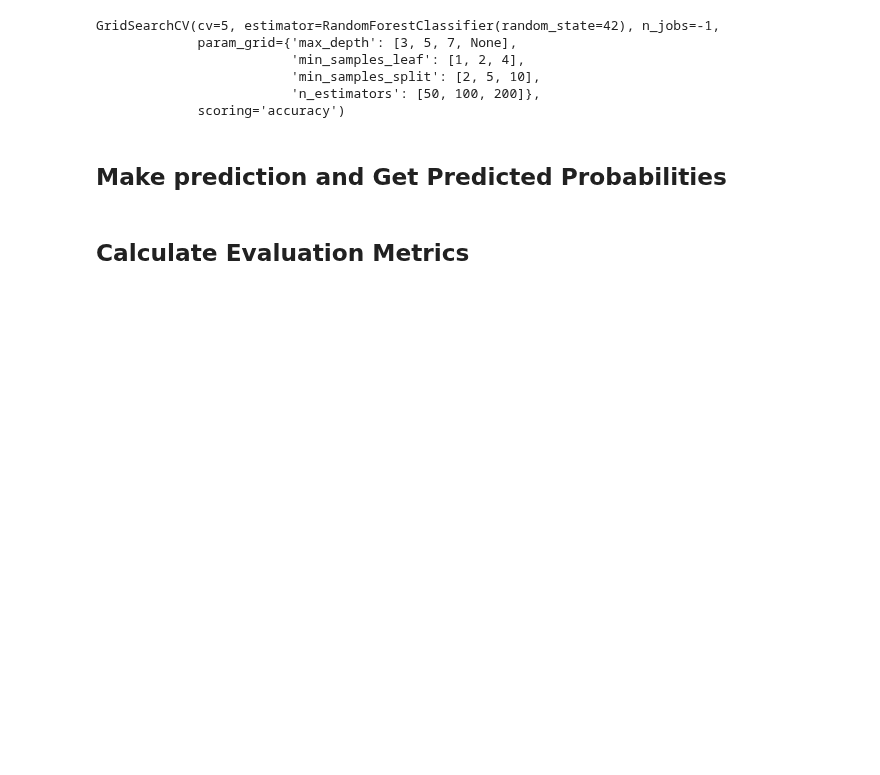
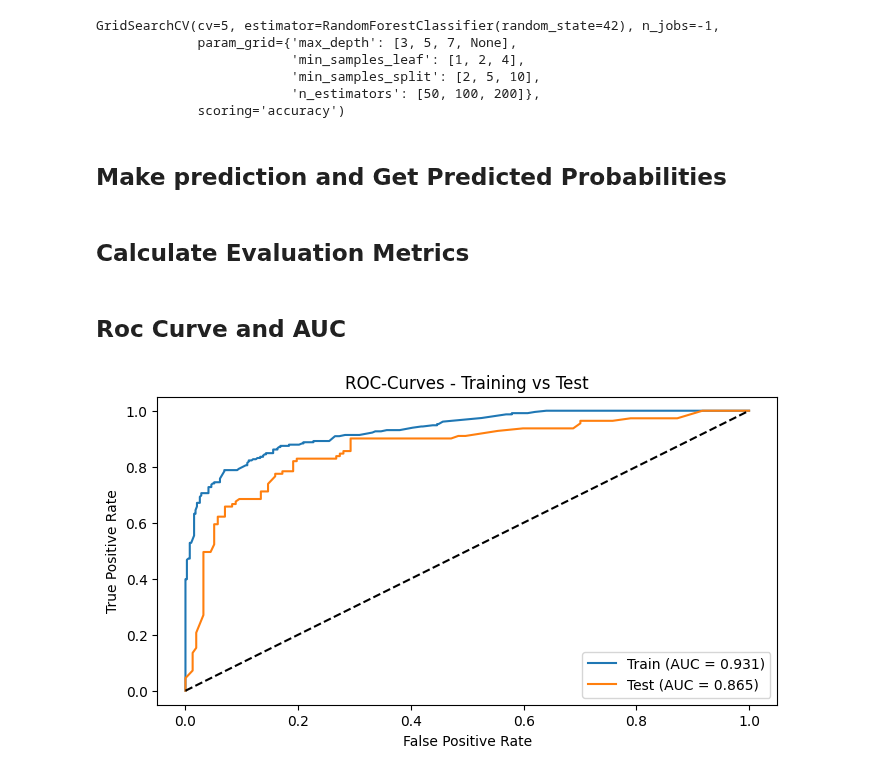
Before and after one commit to tshihab07/Titanic-Life-Prediction, a Jupyter notebook: advancedModeling.ipynb, the cells around one changed output. Cells and saved outputs as stored; diff of their text form; code cells hidden in the pictures; blank space fills up the shorter version.

Commit message:
Implement Random Forest Modeling: Visualize ROC-Curve and summarize the model performance

```diff
--- a/advancedModeling.ipynb
+++ b/advancedModeling.ipynb
@@ -286,3 +286,31 @@ rf_test_acc = accuracy_score(y_test, rf_test_pred)              # accuracy score
 rf_test_precision = precision_score(y_test, rf_test_pred)       # precision score
 rf_test_recall = recall_score(y_test, rf_test_pred)             # recall score
 rf_test_f1 = f1_score(y_test, rf_test_pred)                     # f1 score
+# %% [markdown]
+## Roc Curve and AUC
+# %%
+# roc curve for training and test set
+rf_train_fpr, rf_train_tpr, _ = roc_curve(y_train, rf_train_proba)
+rf_test_fpr, rf_test_tpr, _ = roc_curve(y_test, rf_test_proba)
+
+# calculate AUC for training and test set
+rf_train_auc = auc(rf_train_fpr, rf_train_tpr)
+rf_test_auc = auc(rf_test_fpr, rf_test_tpr)
+# %%
+# figure size
+plt.figure(figsize=(8, 4))
+
+# ploting the curve
+plt.plot(rf_train_fpr, rf_train_tpr, label=f'Train (AUC = {rf_train_auc:.3f})')
+plt.plot(rf_test_fpr, rf_test_tpr, label=f'Test (AUC = {rf_test_auc:.3f})')
+plt.plot([0, 1], [0, 1], 'k--')
+
+# set labels
+plt.xlabel('False Positive Rate')
+plt.ylabel('True Positive Rate')
+plt.title('ROC-Curves - Training vs Test')
+plt.legend()
+
+plt.show()
+# %% [output]
+[figure, added]
```
